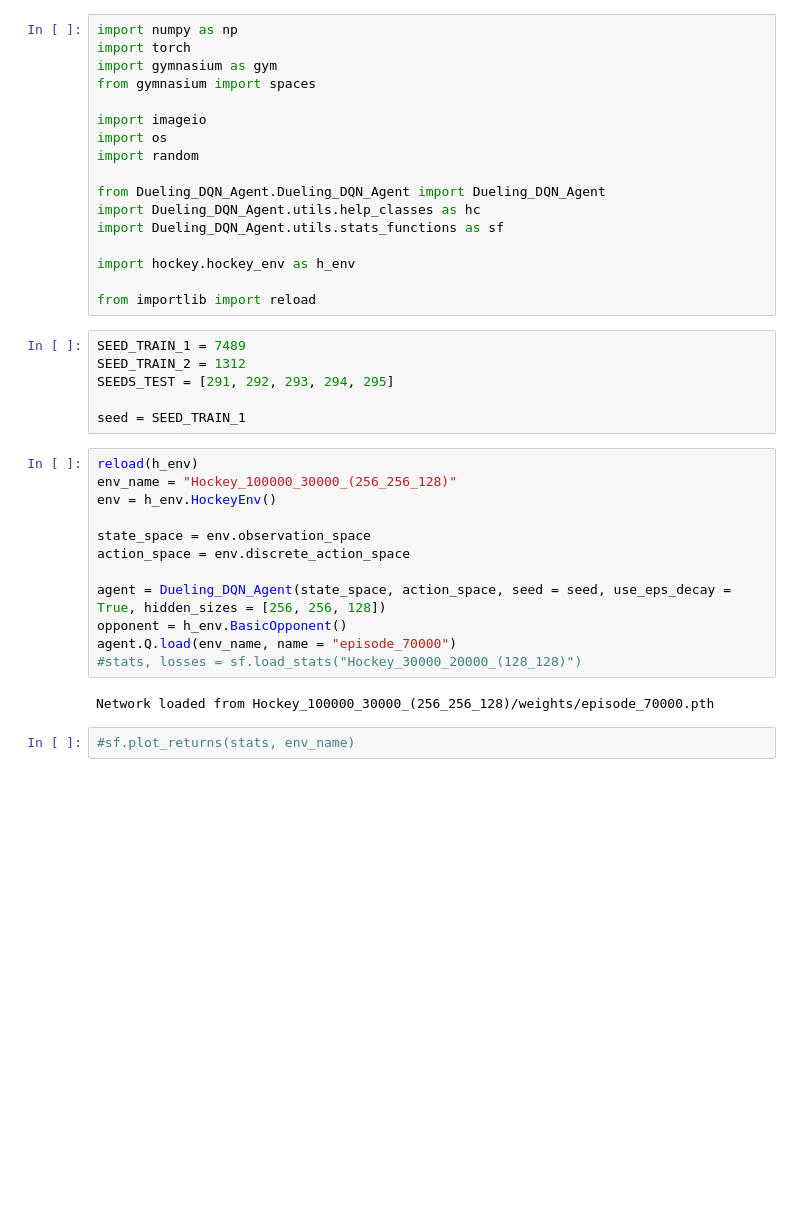
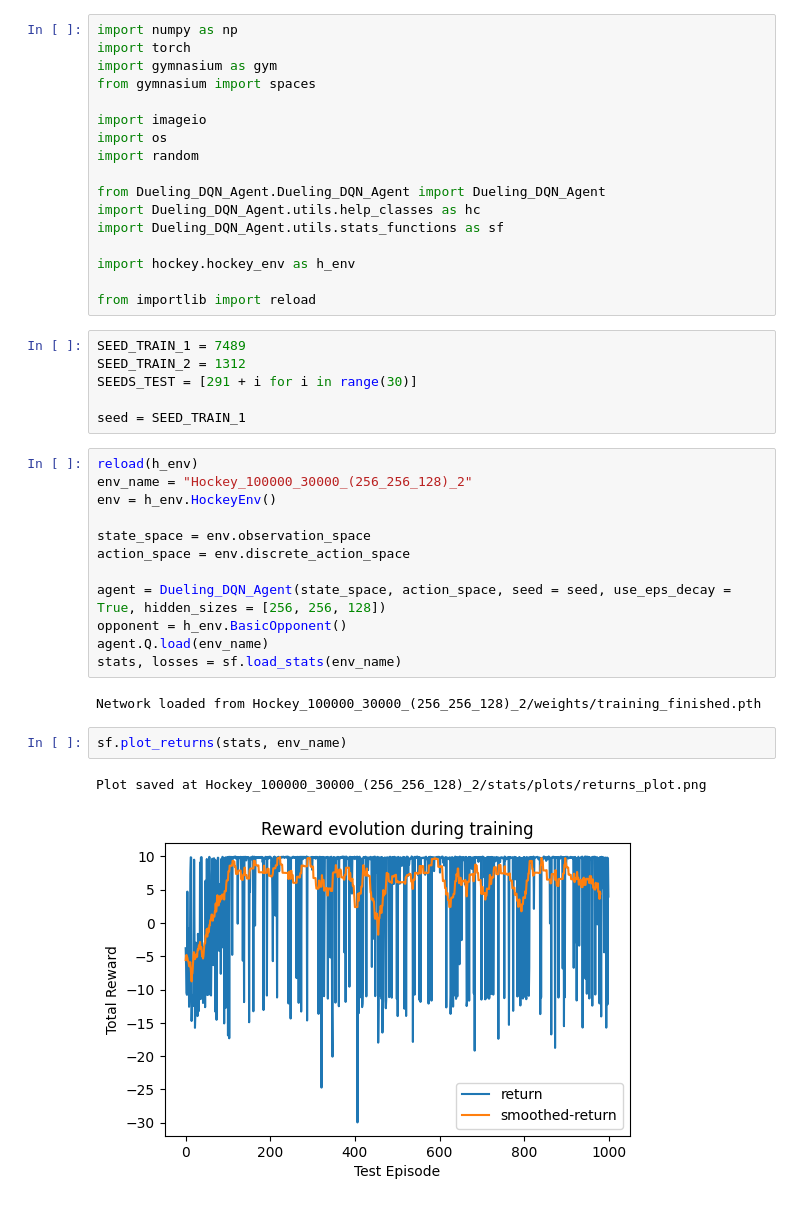
Before and after one commit to JoJoBarthold2/hockey-en-mallorca, a Jupyter notebook: hockey-env/test_agent_on_hockey_after_training.ipynb, the cells around one changed output. Cells and saved outputs as stored; diff of their text form; blank space fills up the shorter version.

```diff
--- a/hockey-env/test_agent_on_hockey_after_training.ipynb
+++ b/hockey-env/test_agent_on_hockey_after_training.ipynb
@@ -18,12 +18,12 @@ from importlib import reload
 # %%
 SEED_TRAIN_1 = 7489
 SEED_TRAIN_2 = 1312
-SEEDS_TEST = [291, 292, 293, 294, 295]
+SEEDS_TEST = [291 + i for i in range(30)]
 
 seed = SEED_TRAIN_1
 # %%
 reload(h_env)
-env_name = "Hockey_100000_30000_(256_256_128)"
+env_name = "Hockey_100000_30000_(256_256_128)_2"
 env = h_env.HockeyEnv()
 
 state_space = env.observation_space
@@ -31,10 +31,13 @@ action_space = env.discrete_action_space
 
 agent = Dueling_DQN_Agent(state_space, action_space, seed = seed, use_eps_decay = True, hidden_sizes = [256, 256, 128])
 opponent = h_env.BasicOpponent()
-agent.Q.load(env_name, name = "episode_70000")
-#stats, losses = sf.load_stats("Hockey_30000_20000_(128_128)")
+agent.Q.load(env_name)
+stats, losses = sf.load_stats(env_name)
 # %% [output]
-Network loaded from Hockey_100000_30000_(256_256_128)/weights/episode_70000.pth
+Network loaded from Hockey_100000_30000_(256_256_128)_2/weights/training_finished.pth
 # %%
-#sf.plot_returns(stats, env_name)
+sf.plot_returns(stats, env_name)
+# %% [output]
+Plot saved at Hockey_100000_30000_(256_256_128)_2/stats/plots/returns_plot.png
+[figure, added]
 # %%
```
Also changed, not shown: parts of 2 cells of this notebook, 35 other files.
